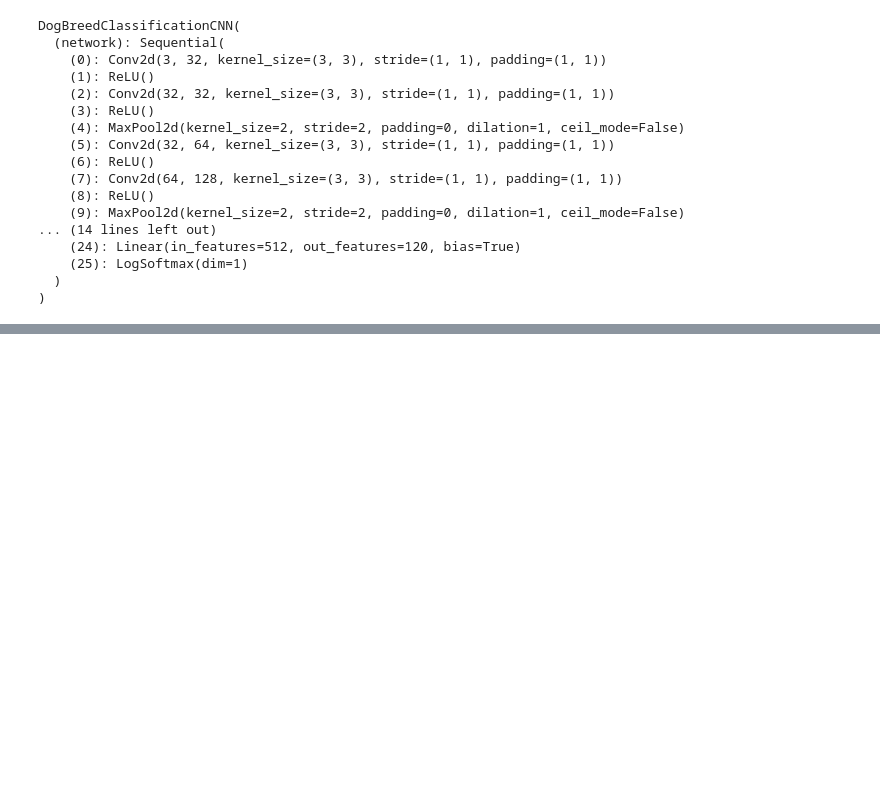
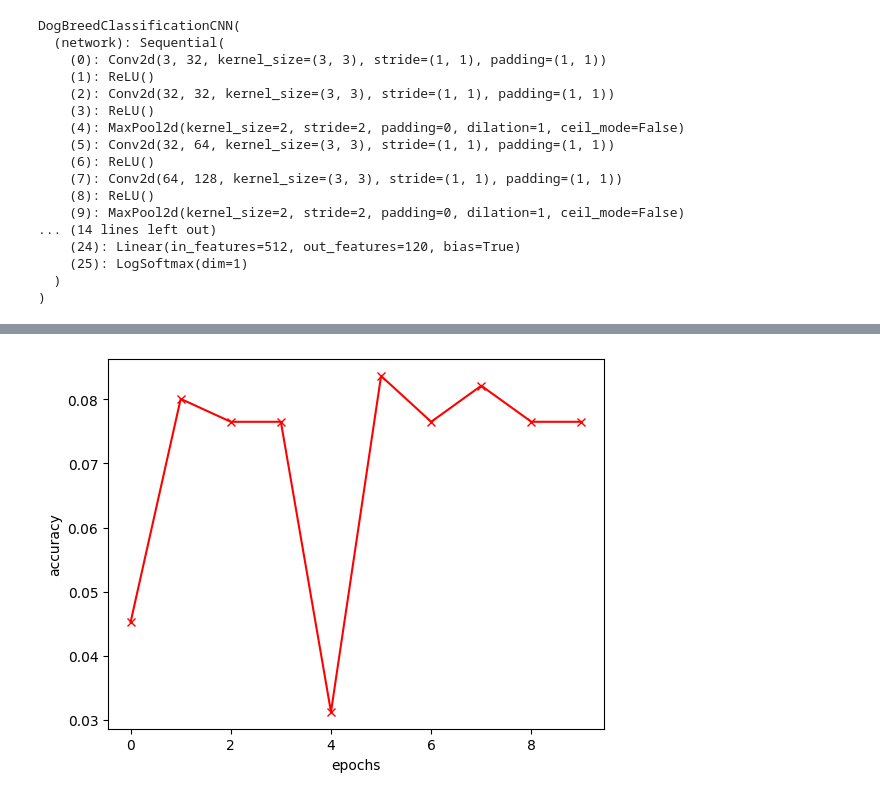
Before and after one commit to a945120/ColabforAI, a Jupyter notebook: Dogsbreeds.ipynb, the cells around one changed output, grey strips where cells are left out. Saved outputs shown, nothing was run; the diff lists cells and outputs as text; code cells hidden in the pictures; blank space fills up the shorter version.

```diff
--- a/Dogsbreeds.ipynb
+++ b/Dogsbreeds.ipynb
@@ -367,0 +424,7 @@ def evaluate(model, val_loader):
+# %%
+plt.plot(time, val_acc, c='red', label='accuracy', marker='x')
+plt.xlabel('epochs')
+plt.ylabel('accuracy')
+plt.show()
+# %% [output]
+[figure, added]
```
Also changed, not shown: parts of 16 cells of this notebook.
